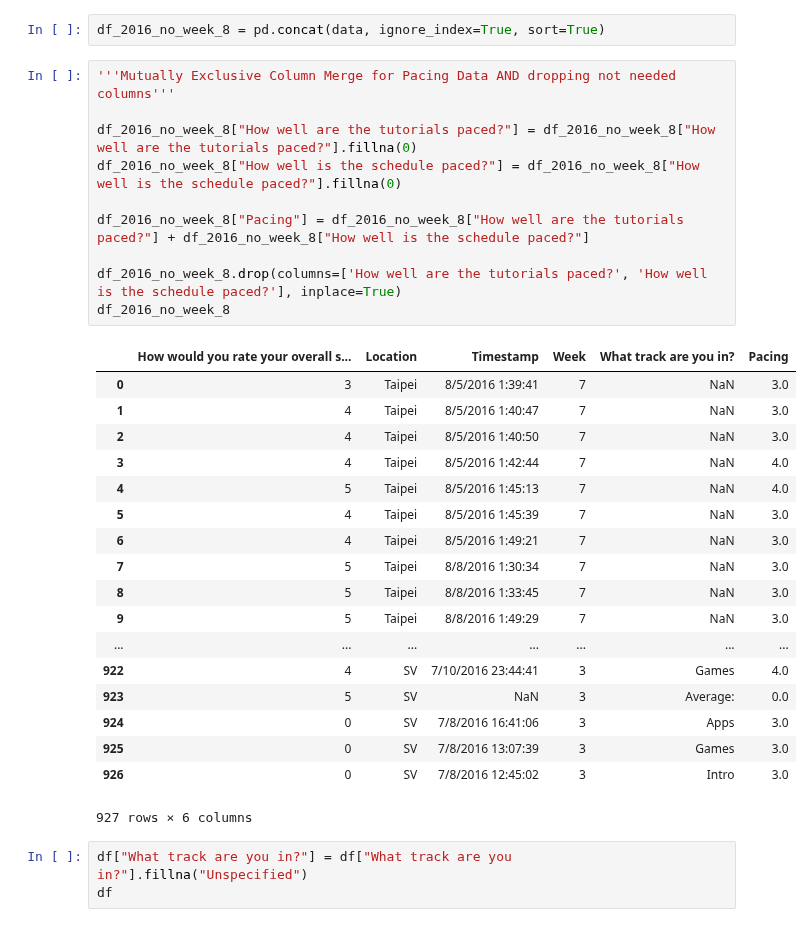
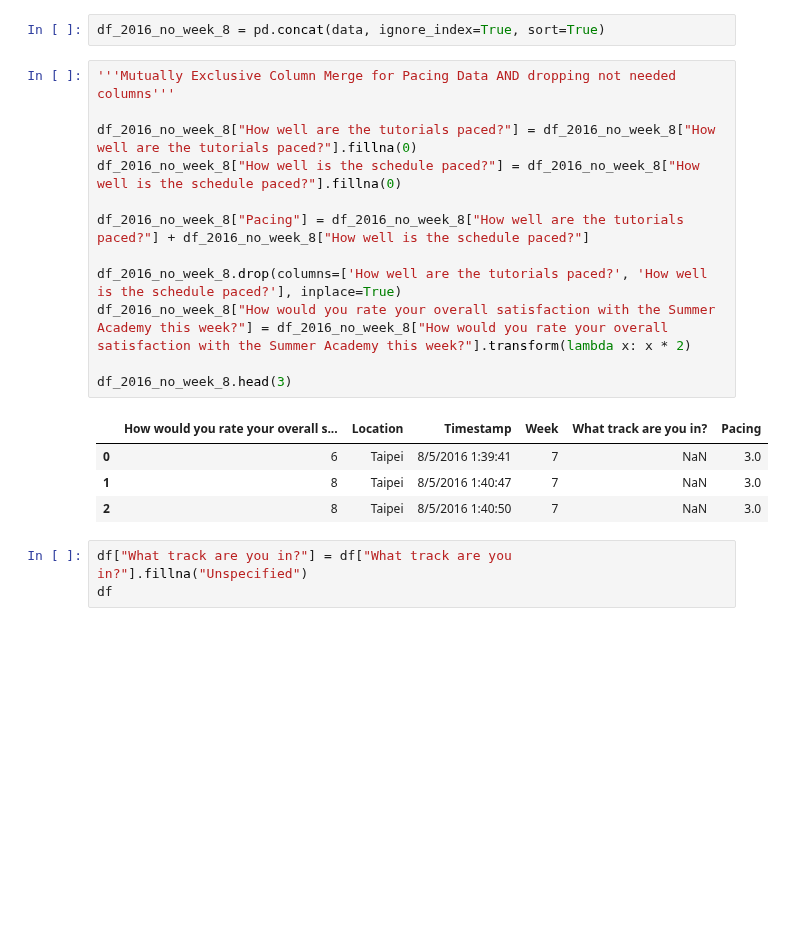
Before and after one commit to natepill/DS1.1, a Jupyter notebook: NPS/MS-Summer-Acadmey-2017.ipynb, the cells around one changed output. Drawn from its saved outputs; the diff is of its cells as text; blank space fills up the shorter version.

```diff
--- a/NPS/MS-Summer-Acadmey-2017.ipynb
+++ b/NPS/MS-Summer-Acadmey-2017.ipynb
@@ -441,32 +441,20 @@ df_2016_no_week_8 = pd.concat(data, ignore_index=True, sort=True)
 # %%
 '''Mutually Exclusive Column Merge for Pacing Data AND dropping not needed columns'''
 
 df_2016_no_week_8["How well are the tutorials paced?"] = df_2016_no_week_8["How well are the tutorials paced?"].fillna(0)
 df_2016_no_week_8["How well is the schedule paced?"] = df_2016_no_week_8["How well is the schedule paced?"].fillna(0)
 
 df_2016_no_week_8["Pacing"] = df_2016_no_week_8["How well are the tutorials paced?"] + df_2016_no_week_8["How well is the schedule paced?"]
 
 df_2016_no_week_8.drop(columns=['How well are the tutorials paced?', 'How well is the schedule paced?'], inplace=True)
-df_2016_no_week_8
+df_2016_no_week_8["How would you rate your overall satisfaction with the Summer Academy this week?"] = df_2016_no_week_8["How would you rate your overall satisfaction with the Summer Academy this week?"].transform(lambda x: x * 2)
+
+df_2016_no_week_8.head(3)
 # %% [output]
 |  | How would you rate your overall s... | Location | Timestamp | Week | What track are you in? | Pacing |
-| 0 | 3 | Taipei | 8/5/2016 1:39:41 | 7 | NaN | 3.0 |
-| 1 | 4 | Taipei | 8/5/2016 1:40:47 | 7 | NaN | 3.0 |
-| 2 | 4 | Taipei | 8/5/2016 1:40:50 | 7 | NaN | 3.0 |
-| 3 | 4 | Taipei | 8/5/2016 1:42:44 | 7 | NaN | 4.0 |
-| 4 | 5 | Taipei | 8/5/2016 1:45:13 | 7 | NaN | 4.0 |
-| 5 | 4 | Taipei | 8/5/2016 1:45:39 | 7 | NaN | 3.0 |
-| 6 | 4 | Taipei | 8/5/2016 1:49:21 | 7 | NaN | 3.0 |
-| 7 | 5 | Taipei | 8/8/2016 1:30:34 | 7 | NaN | 3.0 |
-| 8 | 5 | Taipei | 8/8/2016 1:33:45 | 7 | NaN | 3.0 |
-| 9 | 5 | Taipei | 8/8/2016 1:49:29 | 7 | NaN | 3.0 |
-| ... | ... | ... | ... | ... | ... | ... |
-| 922 | 4 | SV | 7/10/2016 23:44:41 | 3 | Games | 4.0 |
-| 923 | 5 | SV | NaN | 3 | Average: | 0.0 |
-| 924 | 0 | SV | 7/8/2016 16:41:06 | 3 | Apps | 3.0 |
-| 925 | 0 | SV | 7/8/2016 13:07:39 | 3 | Games | 3.0 |
-| 926 | 0 | SV | 7/8/2016 12:45:02 | 3 | Intro | 3.0 |
+| 0 | 6 | Taipei | 8/5/2016 1:39:41 | 7 | NaN | 3.0 |
+| 1 | 8 | Taipei | 8/5/2016 1:40:47 | 7 | NaN | 3.0 |
+| 2 | 8 | Taipei | 8/5/2016 1:40:50 | 7 | NaN | 3.0 |
-927 rows × 6 columns
 # %%
 df["What track are you in?"] = df["What track are you in?"].fillna("Unspecified")
 df
```
Also changed, not shown: parts of 3 cells of this notebook.
